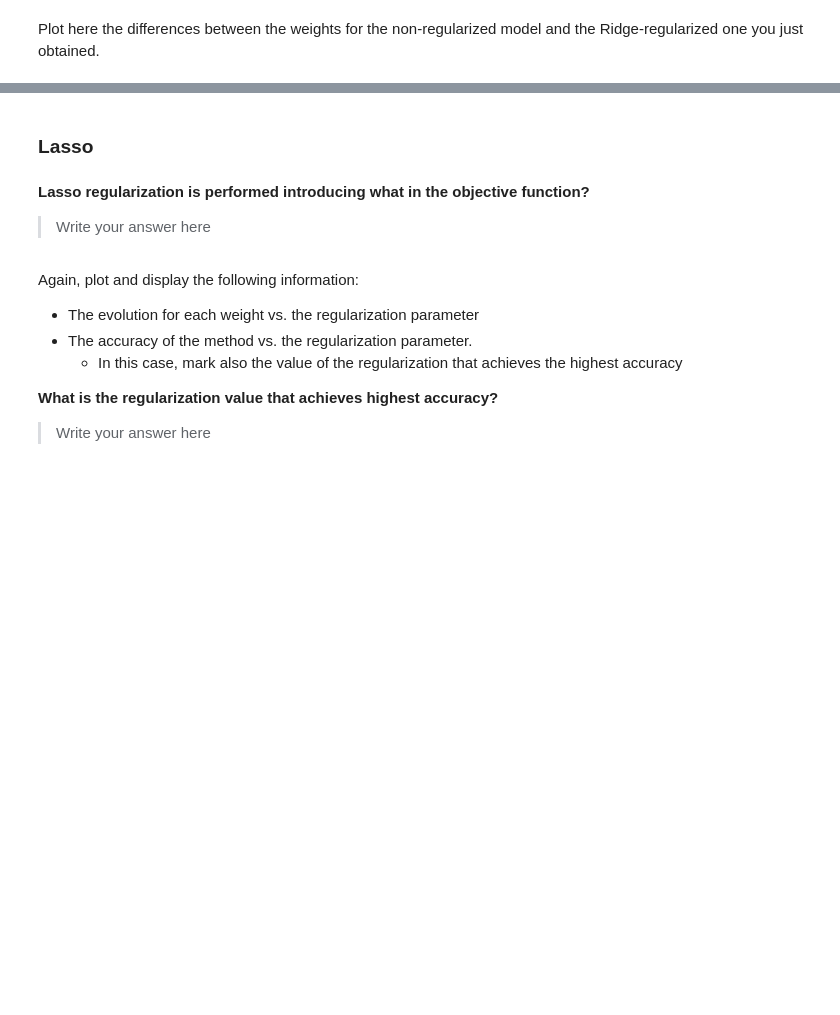
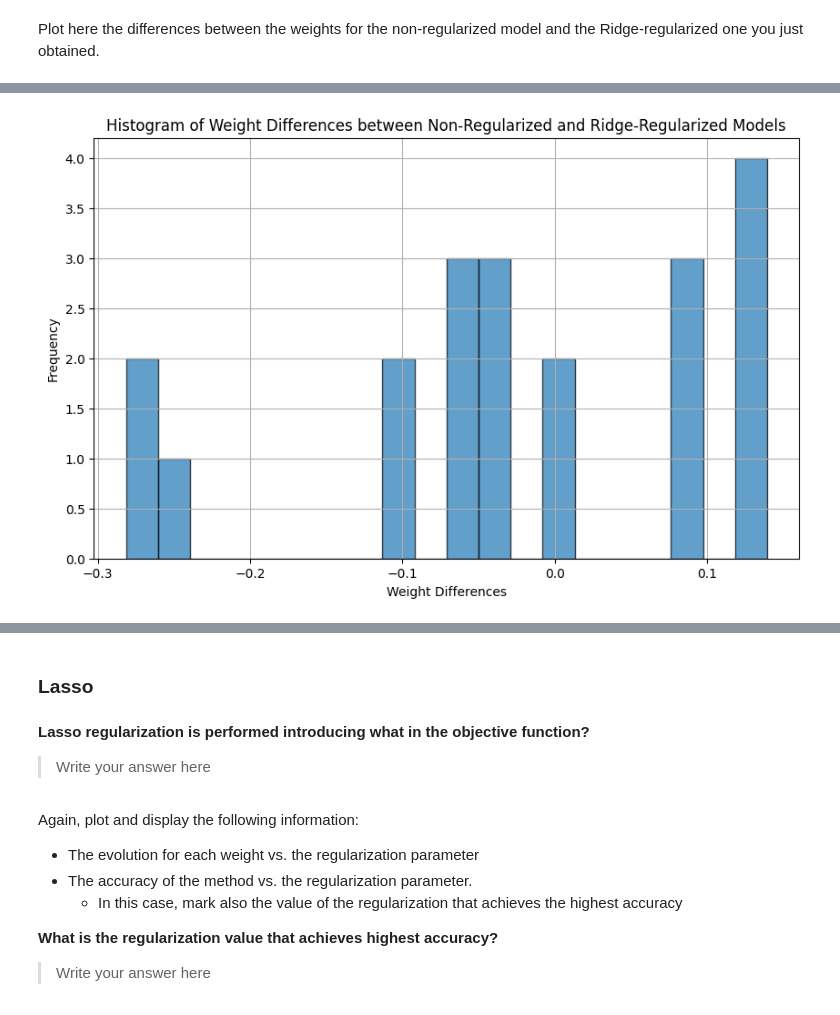
Before and after one commit to ICAI-IMAT-ML/p2-5-202307302, a Jupyter notebook: notebook/Lab2_5_LogisticRegression_and_regularization.ipynb, the cells around one changed output, grey strips where cells are left out. Saved outputs shown, nothing was run; the diff lists cells and outputs as text; code cells hidden in the pictures; blank space fills up the shorter version.

```diff
--- a/notebook/Lab2_5_LogisticRegression_and_regularization.ipynb
+++ b/notebook/Lab2_5_LogisticRegression_and_regularization.ipynb
@@ -290,0 +339,20 @@ Plot here the differences between the weights for the non-regularized model and
+# %%
+# TODO: Plot an histogram containing the differences between the parameter values for both models
+pesos_sin = model.weights
+pesos_ridge = LogReg_optimum_C_Ridge.weights
+
+# Calculate the differences between the weights of the non-regularized and Ridge-regularized models
+pesos_sin = model.weights
+pesos_ridge = LogReg_optimum_C_Ridge.weights
+weight_differences = pesos_sin - pesos_ridge
+
+# Plot the histogram of the weight differences
+plt.figure(figsize=(10, 6))
+plt.hist(weight_differences, bins=20, edgecolor='k', alpha=0.7)
+plt.xlabel('Weight Differences')
+plt.ylabel('Frequency')
+plt.title('Histogram of Weight Differences between Non-Regularized and Ridge-Regularized Models')
+plt.grid(True)
+plt.show()
+# %% [output]
+[figure, added]
```
Also changed, not shown: parts of 40 cells of this notebook, 2 other files.
